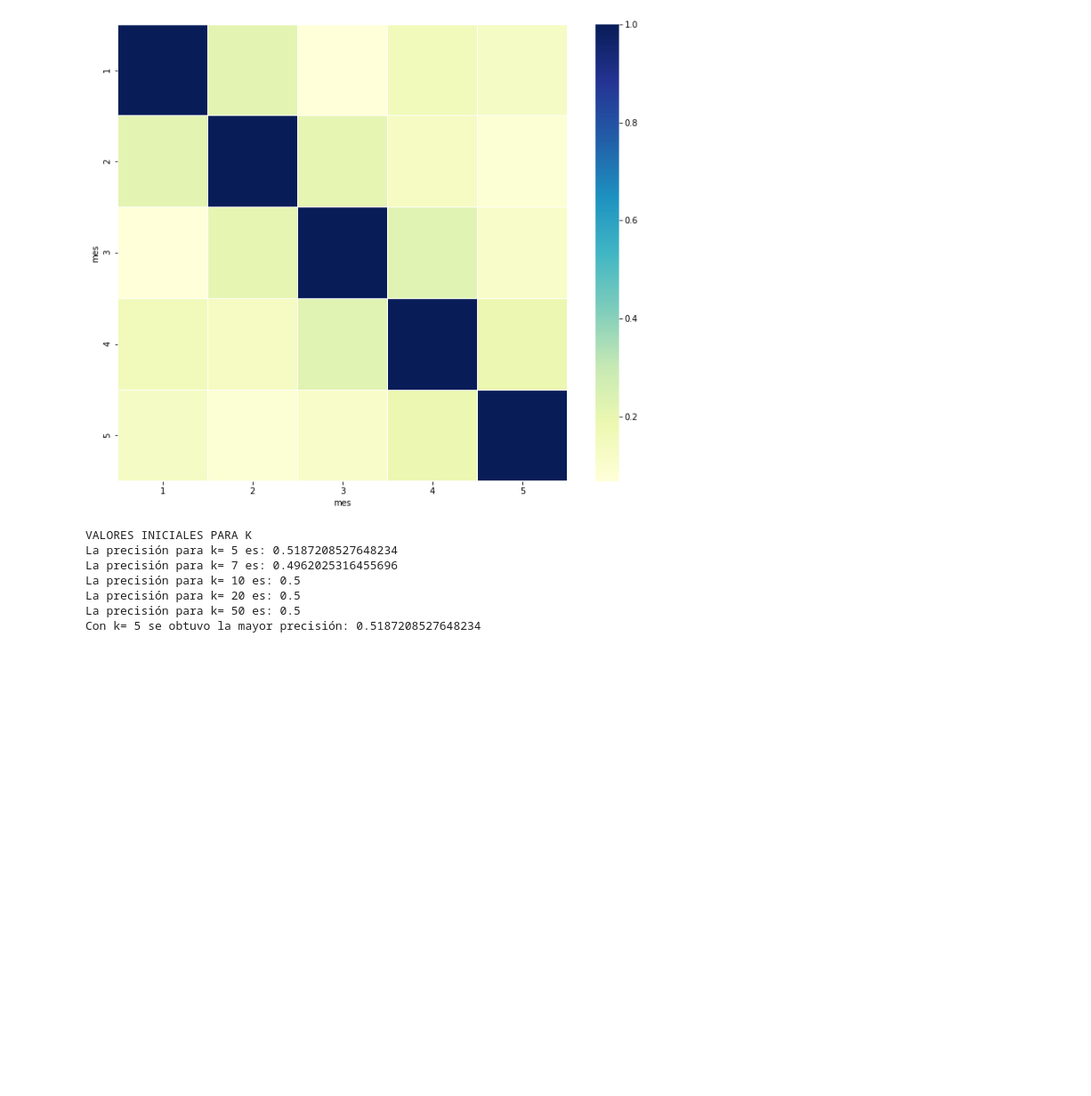
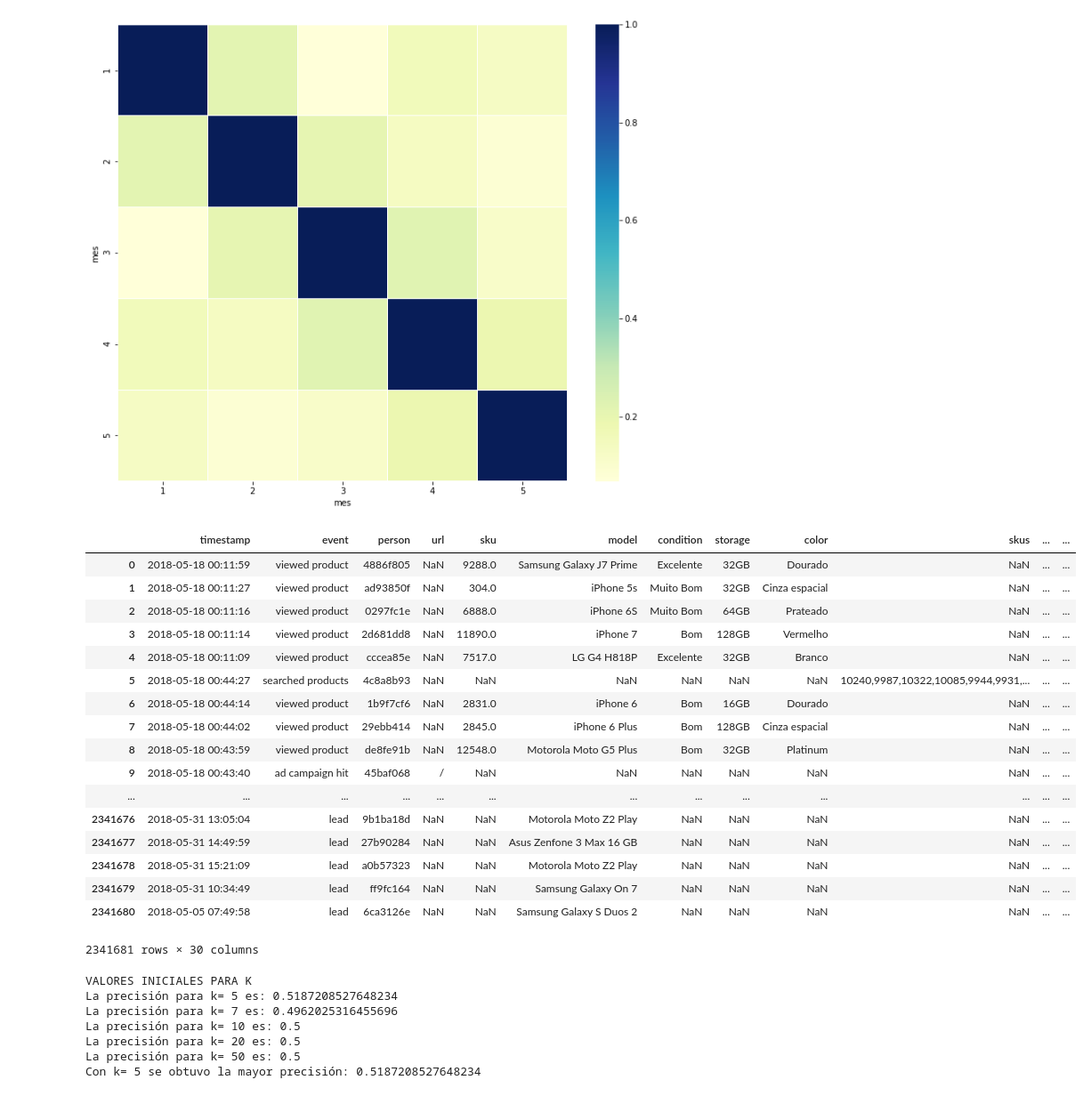
Before and after one commit to FrancoChoque/TP2Datos, a Jupyter notebook: tiempo_sesiones.ipynb, the cells around one changed output. Shown at 89% size. Drawn from its saved outputs; the diff is of its cells as text; code cells hidden in the pictures; blank space fills up the shorter version.

```diff
--- a/tiempo_sesiones.ipynb
+++ b/tiempo_sesiones.ipynb
@@ -87,6 +87,27 @@ for i in datos_tiempo.columns:
     j =  j + 1
 # %%
 datos_tiempo.fillna(0,inplace=True)
+# %%
+datos
+# %% [output]
+|  | timestamp | event | person | url | sku | model | condition | storage | color | skus | ... | ... |
+| 0 | 2018-05-18 00:11:59 | viewed product | 4886f805 | NaN | 9288.0 | Samsung Galaxy J7 Prime | Excelente | 32GB | Dourado | NaN | ... | ... |
+| 1 | 2018-05-18 00:11:27 | viewed product | ad93850f | NaN | 304.0 | iPhone 5s | Muito Bom | 32GB | Cinza espacial | NaN | ... | ... |
+| 2 | 2018-05-18 00:11:16 | viewed product | 0297fc1e | NaN | 6888.0 | iPhone 6S | Muito Bom | 64GB | Prateado | NaN | ... | ... |
+| 3 | 2018-05-18 00:11:14 | viewed product | 2d681dd8 | NaN | 11890.0 | iPhone 7 | Bom | 128GB | Vermelho | NaN | ... | ... |
+| 4 | 2018-05-18 00:11:09 | viewed product | cccea85e | NaN | 7517.0 | LG G4 H818P | Excelente | 32GB | Branco | NaN | ... | ... |
+| 5 | 2018-05-18 00:44:27 | searched products | 4c8a8b93 | NaN | NaN | NaN | NaN | NaN | NaN | 10240,9987,10322,10085,9944,9931,... | ... | ... |
+| 6 | 2018-05-18 00:44:14 | viewed product | 1b9f7cf6 | NaN | 2831.0 | iPhone 6 | Bom | 16GB | Dourado | NaN | ... | ... |
+| 7 | 2018-05-18 00:44:02 | viewed product | 29ebb414 | NaN | 2845.0 | iPhone 6 Plus | Bom | 128GB | Cinza espacial | NaN | ... | ... |
+| 8 | 2018-05-18 00:43:59 | viewed product | de8fe91b | NaN | 12548.0 | Motorola Moto G5 Plus | Bom | 32GB | Platinum | NaN | ... | ... |
+| 9 | 2018-05-18 00:43:40 | ad campaign hit | 45baf068 | / | NaN | NaN | NaN | NaN | NaN | NaN | ... | ... |
+| ... | ... | ... | ... | ... | ... | ... | ... | ... | ... | ... | ... | ... |
+| 2341676 | 2018-05-31 13:05:04 | lead | 9b1ba18d | NaN | NaN | Motorola Moto Z2 Play | NaN | NaN | NaN | NaN | ... | ... |
+| 2341677 | 2018-05-31 14:49:59 | lead | 27b90284 | NaN | NaN | Asus Zenfone 3 Max 16 GB | NaN | NaN | NaN | NaN | ... | ... |
+| 2341678 | 2018-05-31 15:21:09 | lead | a0b57323 | NaN | NaN | Motorola Moto Z2 Play | NaN | NaN | NaN | NaN | ... | ... |
+| 2341679 | 2018-05-31 10:34:49 | lead | ff9fc164 | NaN | NaN | Samsung Galaxy On 7 | NaN | NaN | NaN | NaN | ... | ... |
+| 2341680 | 2018-05-05 07:49:58 | lead | 6ca3126e | NaN | NaN | Samsung Galaxy S Duos 2 | NaN | NaN | NaN | NaN | ... | ... |
+2341681 rows × 30 columns
 # %%
 compras = datos.loc[datos['event'] == 'conversion',['person','mes','timestamp']]
 compras = compras.groupby(['person','mes']).count()
```
Also changed, not shown: parts of 12 cells of this notebook, 1 other file.
